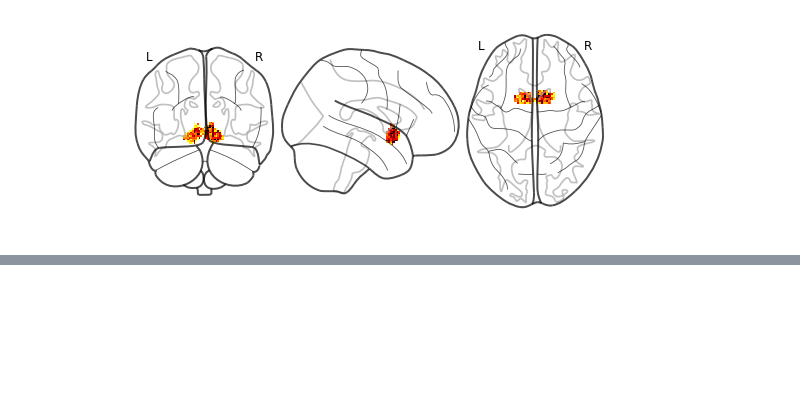
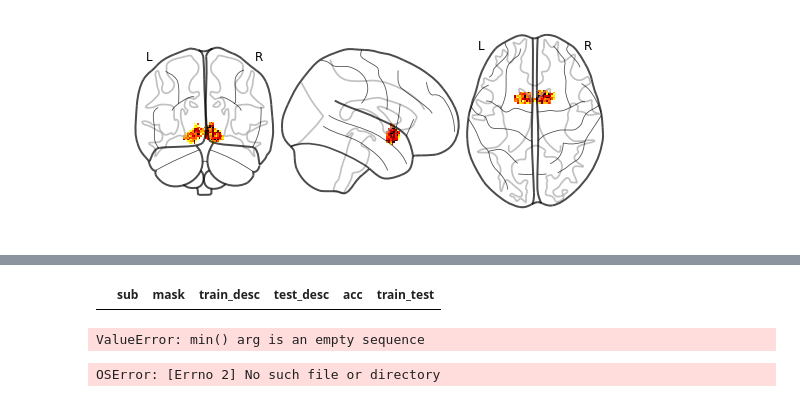
Before and after one commit to jbdenniso/New_MVPA_With_Sally, a Jupyter notebook: MVPA.ipynb, the cells around one changed output, grey strips where cells are left out. Drawn from its saved outputs; the diff is of its cells as text; code cells hidden in the pictures; blank space fills up the shorter version.

```diff
--- a/MVPA.ipynb
+++ b/MVPA.ipynb
@@ -325,3 +325,7 @@ sub-112 data/sub-112/sub-112_func.nii.gz
 # %%
 import seaborn as sns
+display(my_data.head())
 sns.swarmplot(x="mask",y="acc",hue="train_test",data=my_data)
+# %% [output]
+|  | sub | mask | train_desc | test_desc | acc | train_test |
+ValueError: min() arg is an empty sequence
@@ -333,0 +332,6 @@ subproccess.call(['git push'])
+# %%
+import subprocess
+
+subprocess.call(["gitupdate.sh"])
+# %% [output]
+OSError: [Errno 2] No such file or directory
```
Also changed, not shown: parts of 2 cells of this notebook, 1 other file.
